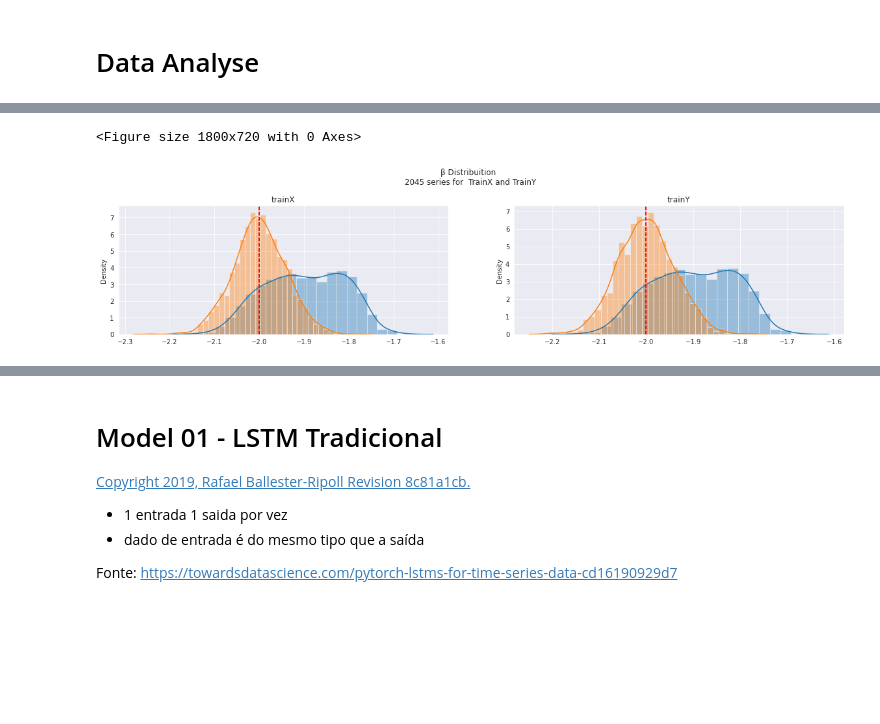
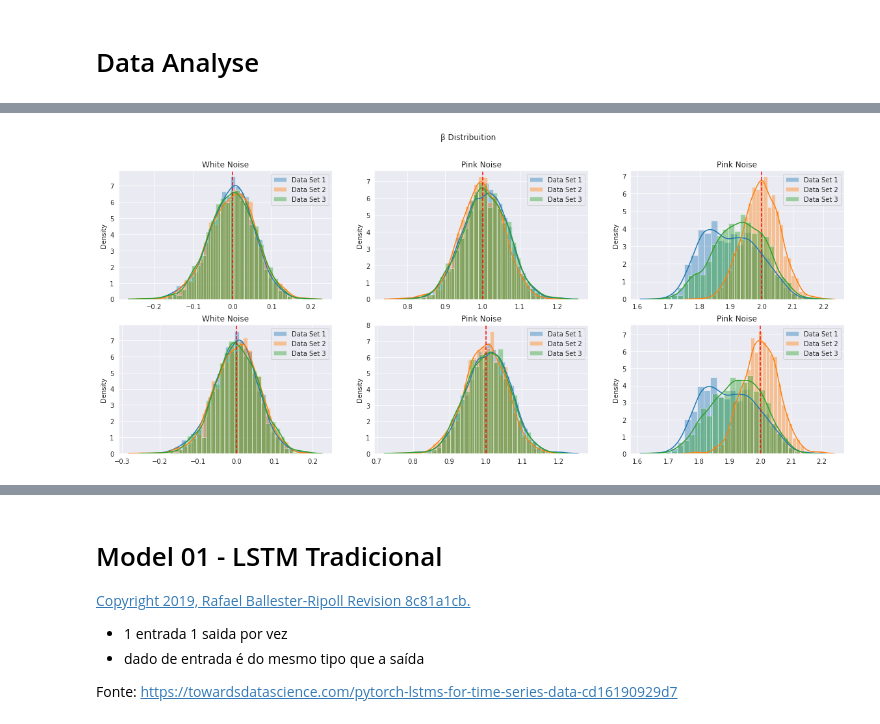
Before and after one commit to barauna-lo/Colored_Noise, a Jupyter notebook: CervejaGratis.ipynb, the cells around one changed output, grey strips where cells are left out. Cells and saved outputs as stored; diff of their text form; code cells hidden in the pictures; blank space fills up the shorter version.

```diff
--- a/CervejaGratis.ipynb
+++ b/CervejaGratis.ipynb
@@ -527,36 +523,41 @@ plt.show()
-# %%
-beta_index = -2
-delta_beta = DBeta()
-def dist_plot(trainX,trainY,trainX_gen,trainY_gen,beta_index=0):
-  plt.figure(figsize=(20,8))
-  plt.suptitle(f'β Distribuition \n {len(trainX_pn)} series for  TrainX and TrainY')
-  plt.subplot(2,2,1)
-  plt.title('trainX')
-  sns.distplot(delta_beta.beta(trainX))
-  plt.axvline(beta_index,color='red',ls='--')
-  plt.subplot(2,2,2)
-  plt.title('trainY')
-  sns.distplot(delta_beta.beta(trainY))
-  plt.axvline(beta_index,color='red',ls='--')
-
-  plt.subplot(2,2,1)
-  plt.title('trainX')
-  sns.distplot(delta_beta.beta(trainX_gen))
-  plt.axvline(beta_index,color='red',ls='--')
-  plt.subplot(2,2,2)
-  plt.title('trainY')
-  sns.distplot(delta_beta.beta(trainY_gen))
-  plt.axvline(beta_index,color='red',ls='--')
-
-plt.figure(figsize=(25,10))
-dist_plot(trainX_rn,
-          trainY_rn,
-      trainX_gen_rn,
-      trainY_gen_rn,beta_index=-2)
-plt.show()
-# %% [output]
-<Figure size 1800x720 with 0 Axes>
-[figure, removed]
+# %%
+beta_index = -2
+delta_beta = DBeta()
+
+def dist_plot(data_01,data_02,data_03,beta_index=0,title='Noise'):
+  plt.title(title)
+  sns.distplot(-delta_beta.beta(data_01),label='Data Set 1')
+  sns.distplot(-delta_beta.beta(data_02),label='Data Set 2')
+  sns.distplot(-delta_beta.beta(data_03),label='Data Set 3')
+  plt.axvline(beta_index,color='red',ls='--')
+  plt.legend()
+
+plt.figure(figsize=(20,8))
+plt.suptitle(f'β Distribuition \n')# {len(trainX_pn)} series for  TrainX and TrainY')
+
+#Plot for TrainX
+plt.subplot(2,3,1)
+dist_plot(trainX_wn_01,trainX_wn_02,trainX_wn_03,0,'White Noise')
+
+plt.subplot(2,3,2)
+dist_plot(trainX_pn_01,trainX_pn_02,trainX_pn_03,1,'Pink Noise')
+
+plt.subplot(2,3,3)
+dist_plot(trainX_rn_01,trainX_rn_02,trainX_rn_03,2,'Pink Noise')
+
+#Plots for TrainY
+plt.subplot(2,3,4)
+dist_plot(trainY_wn_01,trainY_wn_02,trainY_wn_03,0,'White Noise')
+
+plt.subplot(2,3,5)
+dist_plot(trainY_pn_01,trainY_pn_02,trainY_pn_03,1,'Pink Noise')
+
+plt.subplot(2,3,6)
+dist_plot(trainY_rn_01,trainY_rn_02,trainY_rn_03,2,'Pink Noise')
+
+plt.show()
+# %% [output]
+[figure, added]
 # %%
 print('kurtosis',kurtosis(torch.tensor([wn2])))
 print('mean',torch.mean(torch.tensor([wn2])))
```
Also changed, not shown: parts of 8 cells of this notebook.
